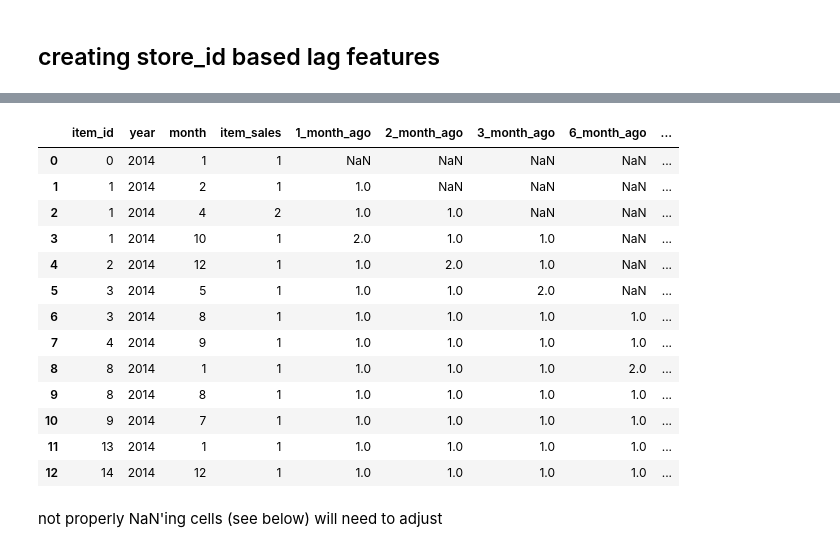
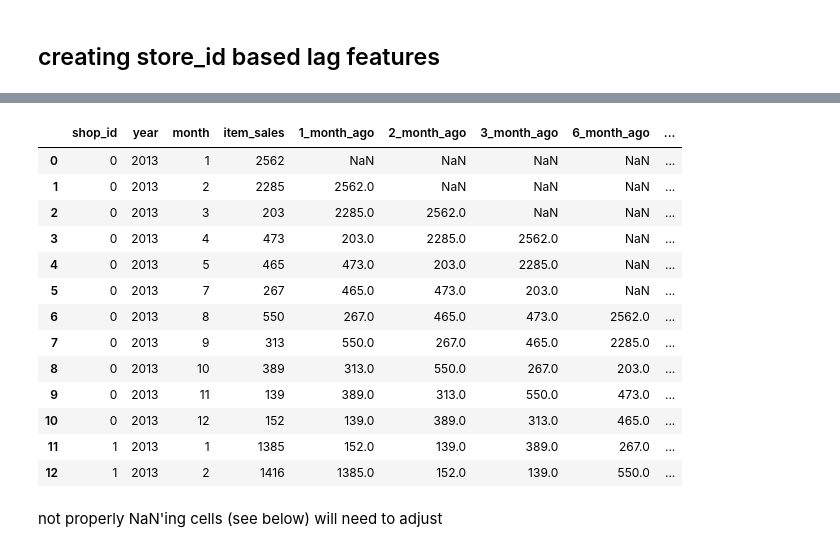
Before and after one commit to cmannnn/predict_future_sales, a Jupyter notebook: predict_future_sales.ipynb, the cells around one changed output, grey strips where cells are left out. Cells and saved outputs as stored; diff of their text form; code cells hidden in the pictures.

```diff
--- a/predict_future_sales.ipynb
+++ b/predict_future_sales.ipynb
@@ -785,0 +453,3 @@ shop_id_by_month_group = shop_id_by_month.groupby(['shop_id', 'year', 'month']).
+# %%
+one_month_ago = shop_id_by_month.groupby(['shop_id'], as_index = False).item_cnt_day.sum().shift(1)
+one_month_ago.head()
@@ -785,0 +463,2 @@ shop_id_by_month_group = shop_id_by_month.groupby(['shop_id', 'year', 'month']).
+# %%
+shop_id_by_month['1_month_ago'] = one_month_ago.reset_index(level=0, drop=True)
@@ -785,0 +467,3 @@ shop_id_by_month_group = shop_id_by_month.groupby(['shop_id', 'year', 'month']).
+# %%
+for i in [1,2,3,6,12]:
+  shop_id_by_month[str(i) + '_month_ago'] = shop_id_by_month.groupby(['shop_id', 'year', 'month']).item_cnt_day.sum().shift(i)
@@ -802,23 +483,23 @@ shop_id_by_month_group.head()
 # %%
 # creating lag columns for 1, 2, 3, 6, and 12 month lags
 for i in [1, 2, 3, 6, 12]:
-  item_id_by_month_group[str(i) + '_month_ago'] = item_id_by_month_group['item_sales'].shift(i)
+  shop_id_by_month_group[str(i) + '_month_ago'] = shop_id_by_month_group['item_sales'].shift(i)
 # %%
-item_id_by_month_group.head(13)
+shop_id_by_month_group.head(13)
 # %% [output]
-|  | item_id | year | month | item_sales | 1_month_ago | 2_month_ago | 3_month_ago | 6_month_ago | ... |
-| 0 | 0 | 2014 | 1 | 1 | NaN | NaN | NaN | NaN | ... |
-| 1 | 1 | 2014 | 2 | 1 | 1.0 | NaN | NaN | NaN | ... |
-| 2 | 1 | 2014 | 4 | 2 | 1.0 | 1.0 | NaN | NaN | ... |
-| 3 | 1 | 2014 | 10 | 1 | 2.0 | 1.0 | 1.0 | NaN | ... |
-| 4 | 2 | 2014 | 12 | 1 | 1.0 | 2.0 | 1.0 | NaN | ... |
-| 5 | 3 | 2014 | 5 | 1 | 1.0 | 1.0 | 2.0 | NaN | ... |
-| 6 | 3 | 2014 | 8 | 1 | 1.0 | 1.0 | 1.0 | 1.0 | ... |
-| 7 | 4 | 2014 | 9 | 1 | 1.0 | 1.0 | 1.0 | 1.0 | ... |
-| 8 | 8 | 2014 | 1 | 1 | 1.0 | 1.0 | 1.0 | 2.0 | ... |
-| 9 | 8 | 2014 | 8 | 1 | 1.0 | 1.0 | 1.0 | 1.0 | ... |
-| 10 | 9 | 2014 | 7 | 1 | 1.0 | 1.0 | 1.0 | 1.0 | ... |
-| 11 | 13 | 2014 | 1 | 1 | 1.0 | 1.0 | 1.0 | 1.0 | ... |
-| 12 | 14 | 2014 | 12 | 1 | 1.0 | 1.0 | 1.0 | 1.0 | ... |
+|  | shop_id | year | month | item_sales | 1_month_ago | 2_month_ago | 3_month_ago | 6_month_ago | ... |
+| 0 | 0 | 2013 | 1 | 2562 | NaN | NaN | NaN | NaN | ... |
+| 1 | 0 | 2013 | 2 | 2285 | 2562.0 | NaN | NaN | NaN | ... |
+| 2 | 0 | 2013 | 3 | 203 | 2285.0 | 2562.0 | NaN | NaN | ... |
+| 3 | 0 | 2013 | 4 | 473 | 203.0 | 2285.0 | 2562.0 | NaN | ... |
+| 4 | 0 | 2013 | 5 | 465 | 473.0 | 203.0 | 2285.0 | NaN | ... |
+| 5 | 0 | 2013 | 7 | 267 | 465.0 | 473.0 | 203.0 | NaN | ... |
+| 6 | 0 | 2013 | 8 | 550 | 267.0 | 465.0 | 473.0 | 2562.0 | ... |
+| 7 | 0 | 2013 | 9 | 313 | 550.0 | 267.0 | 465.0 | 2285.0 | ... |
+| 8 | 0 | 2013 | 10 | 389 | 313.0 | 550.0 | 267.0 | 203.0 | ... |
+| 9 | 0 | 2013 | 11 | 139 | 389.0 | 313.0 | 550.0 | 473.0 | ... |
+| 10 | 0 | 2013 | 12 | 152 | 139.0 | 389.0 | 313.0 | 465.0 | ... |
+| 11 | 1 | 2013 | 1 | 1385 | 152.0 | 139.0 | 389.0 | 267.0 | ... |
+| 12 | 1 | 2013 | 2 | 1416 | 1385.0 | 152.0 | 139.0 | 550.0 | ... |
 # %% [markdown]
 not properly NaN'ing cells (see below) will need to adjust
```
Also changed, not shown: parts of 60 cells of this notebook.
